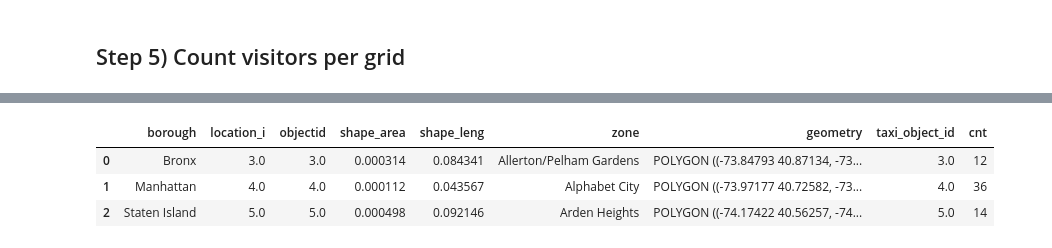
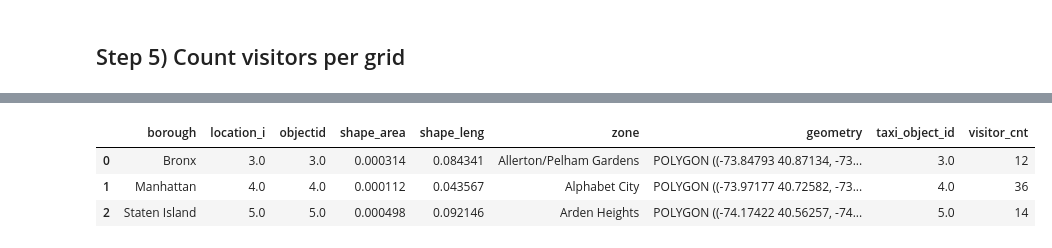
Before and after one commit to sev-90/art_of_engineering_course, a Jupyter notebook: main.ipynb, the cells around one changed output, grey strips where cells are left out. Cells and saved outputs as stored; diff of their text form; code cells hidden in the pictures.

```diff
--- a/main.ipynb
+++ b/main.ipynb
@@ -32,6 +27,6 @@ geo_data.head(5)
 # %%
 cbg_grids_name = "cb_2021_36_bg_500k.shp"
-nyc_geoids, cbgs_nyc = read_grids(cbg_grids_name, grid_name = 'Cencus Blocks')
+nyc_geoids, cbgs_nyc = read_grids(cbg_grids_name, grid_name = 'Census Blocks')
 cbgs_nyc.head(3)
 # %% [output]
 we have 6758 unique cbg zones in New York City in all 5 boroughs
@@ -106,7 +101,7 @@ There are visitors from 1835 unique cbgs zone
 | 2 | 360610111001 | 103 |
 | 3 | 360810263001 | 21 |
 # %%
-merged = pd.merge(cbgs_nyc, visits, left_on = 'GEOID', right_on = 'geoid', how = 'right' )[['taxi_object_id','cnt','geometry','geoid','GEOID']]
+merged = pd.merge(cbgs_nyc, visits, left_on = 'GEOID', right_on = 'geoid', how = 'right' )[['taxi_object_id','visitor_cnt','geometry','geoid','GEOID']]
 merged = merged[~merged['taxi_object_id'].isna()]
 merged.head(2)
 # %% [output]
@@ -114,11 +109,11 @@ merged.head(2)
 | 0 | 68.0 | 166 | POLYGON ((-73.99963 40.75392, -73... | 360610103001 | 360610103001 |
 | 1 | 48.0 | 111 | POLYGON ((-73.99356 40.75714, -73... | 360610115001 | 360610115001 |
 # %%
-d = pd.DataFrame(merged.groupby('taxi_object_id').sum()['cnt']).reset_index(drop=False)
-d = pd.merge(taxi_zones, d, left_on='objectid', right_on='taxi_object_id', how='right' )
-d.head(3)
+visitor_counts = pd.DataFrame(merged.groupby('taxi_object_id').sum()['visitor_cnt']).reset_index(drop=False)
+visitor_counts = pd.merge(taxi_zones, visitor_counts, left_on='objectid', right_on='taxi_object_id', how='right' )
+visitor_counts.head(3)
 # %% [output]
-|  | borough | location_i | objectid | shape_area | shape_leng | zone | geometry | taxi_object_id | cnt |
+|  | borough | location_i | objectid | shape_area | shape_leng | zone | geometry | taxi_object_id | visitor_cnt |
 | 0 | Bronx | 3.0 | 3.0 | 0.000314 | 0.084341 | Allerton/Pelham Gardens | POLYGON ((-73.84793 40.87134, -73... | 3.0 | 12 |
 | 1 | Manhattan | 4.0 | 4.0 | 0.000112 | 0.043567 | Alphabet City | POLYGON ((-73.97177 40.72582, -73... | 4.0 | 36 |
 | 2 | Staten Island | 5.0 | 5.0 | 0.000498 | 0.092146 | Arden Heights | POLYGON ((-74.17422 40.56257, -74... | 5.0 | 14 |
```
Also changed, not shown: parts of 25 cells of this notebook, 5 other files.
